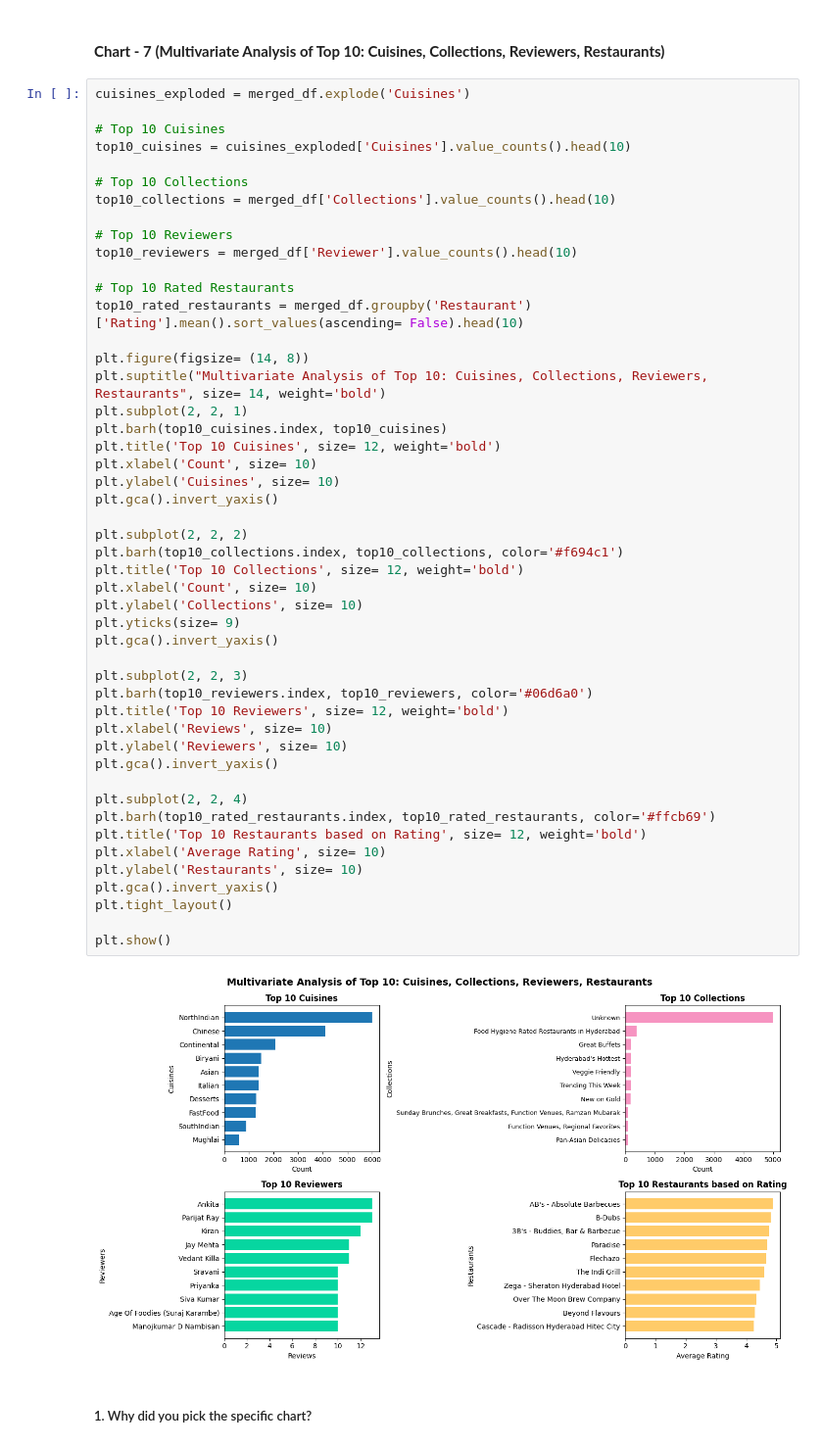
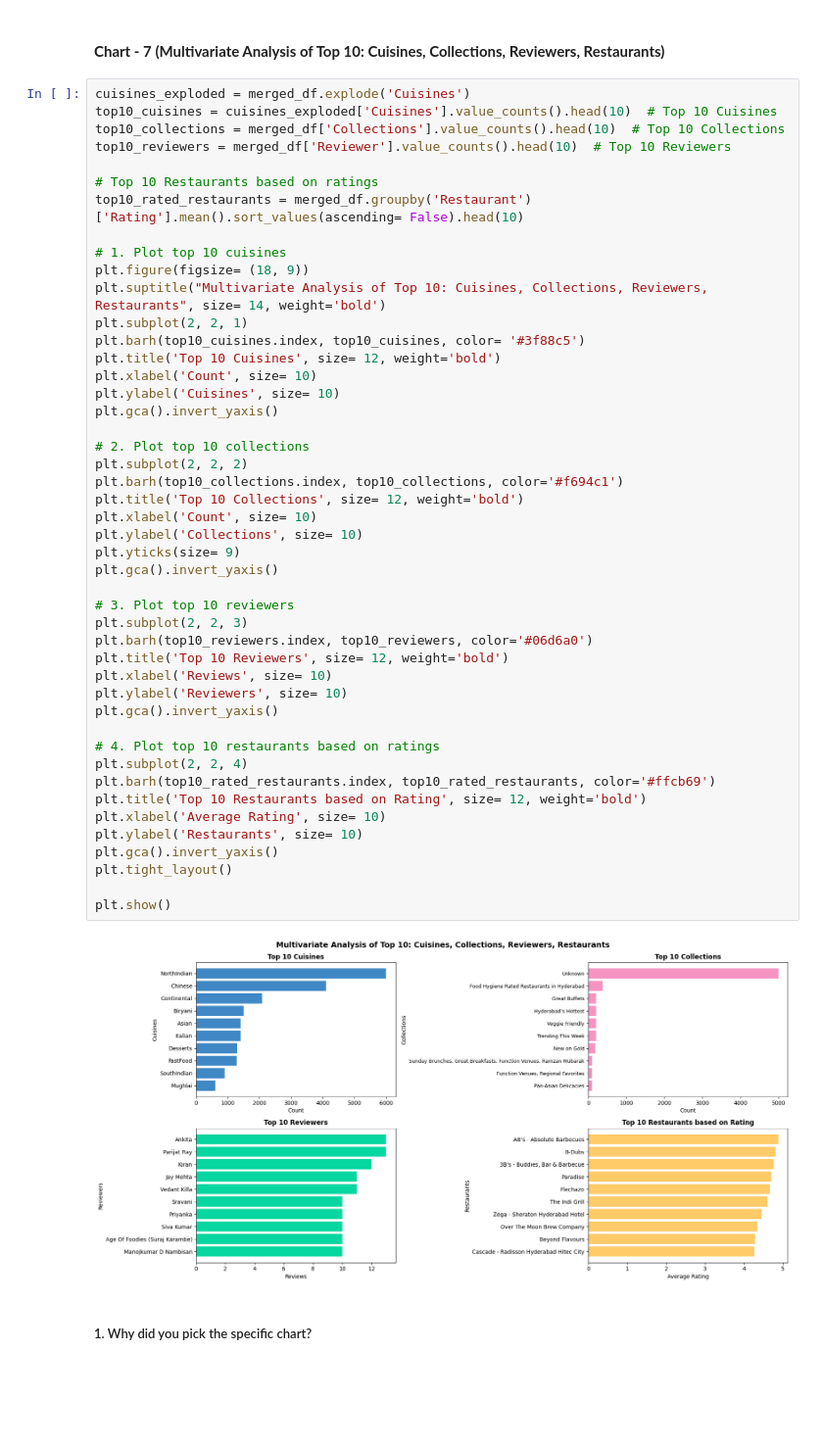
Before and after one commit to ShubhPathania/Zomato-Restaurant-Clustering-and-Sentiment-Analysis, a Jupyter notebook: Zomato_Restaurant_Clustering_and_Sentiment_Analysis.ipynb, the cells around one changed output. Shown at 98% size. Cells and saved outputs as stored; diff of their text form; blank space fills up the shorter version.

Commit message:
Data Visualization

```diff
--- a/Zomato_Restaurant_Clustering_and_Sentiment_Analysis.ipynb
+++ b/Zomato_Restaurant_Clustering_and_Sentiment_Analysis.ipynb
@@ -1089,53 +1148,51 @@ Answer Here
 #### **Chart - 7 (Multivariate Analysis of Top 10: Cuisines, Collections, Reviewers, Restaurants)**
 # %%
 cuisines_exploded = merged_df.explode('Cuisines')
+top10_cuisines = cuisines_exploded['Cuisines'].value_counts().head(10)  # Top 10 Cuisines
+top10_collections = merged_df['Collections'].value_counts().head(10)  # Top 10 Collections
+top10_reviewers = merged_df['Reviewer'].value_counts().head(10)  # Top 10 Reviewers
 
-# Top 10 Cuisines
-top10_cuisines = cuisines_exploded['Cuisines'].value_counts().head(10)
-
-# Top 10 Collections
-top10_collections = merged_df['Collections'].value_counts().head(10)
-
-# Top 10 Reviewers
-top10_reviewers = merged_df['Reviewer'].value_counts().head(10)
-
-# Top 10 Rated Restaurants
+# Top 10 Restaurants based on ratings
 top10_rated_restaurants = merged_df.groupby('Restaurant')['Rating'].mean().sort_values(ascending= False).head(10)
 
-plt.figure(figsize= (14, 8))
+# 1. Plot top 10 cuisines
+plt.figure(figsize= (18, 9))
 plt.suptitle("Multivariate Analysis of Top 10: Cuisines, Collections, Reviewers, Restaurants", size= 14, weight='bold')
 plt.subplot(2, 2, 1)
-plt.barh(top10_cuisines.index, top10_cuisines)
+plt.barh(top10_cuisines.index, top10_cuisines, color= '#3f88c5')
 plt.title('Top 10 Cuisines', size= 12, weight='bold')
 plt.xlabel('Count', size= 10)
 plt.ylabel('Cuisines', size= 10)
 plt.gca().invert_yaxis()
 
+# 2. Plot top 10 collections
 plt.subplot(2, 2, 2)
 plt.barh(top10_collections.index, top10_collections, color='#f694c1')
 plt.title('Top 10 Collections', size= 12, weight='bold')
 plt.xlabel('Count', size= 10)
 plt.ylabel('Collections', size= 10)
 plt.yticks(size= 9)
 plt.gca().invert_yaxis()
 
+# 3. Plot top 10 reviewers
 plt.subplot(2, 2, 3)
 plt.barh(top10_reviewers.index, top10_reviewers, color='#06d6a0')
 plt.title('Top 10 Reviewers', size= 12, weight='bold')
 plt.xlabel('Reviews', size= 10)
 plt.ylabel('Reviewers', size= 10)
 plt.gca().invert_yaxis()
 
+# 4. Plot top 10 restaurants based on ratings
 plt.subplot(2, 2, 4)
 plt.barh(top10_rated_restaurants.index, top10_rated_restaurants, color='#ffcb69')
 plt.title('Top 10 Restaurants based on Rating', size= 12, weight='bold')
 plt.xlabel('Average Rating', size= 10)
 plt.ylabel('Restaurants', size= 10)
 plt.gca().invert_yaxis()
 plt.tight_layout()
 
 plt.show()
 # %% [output]
-[figure, old version]
+[figure, new version]
 # %% [markdown]
 ##### 1. Why did you pick the specific chart?
```
Also changed, not shown: parts of 122 cells of this notebook.
